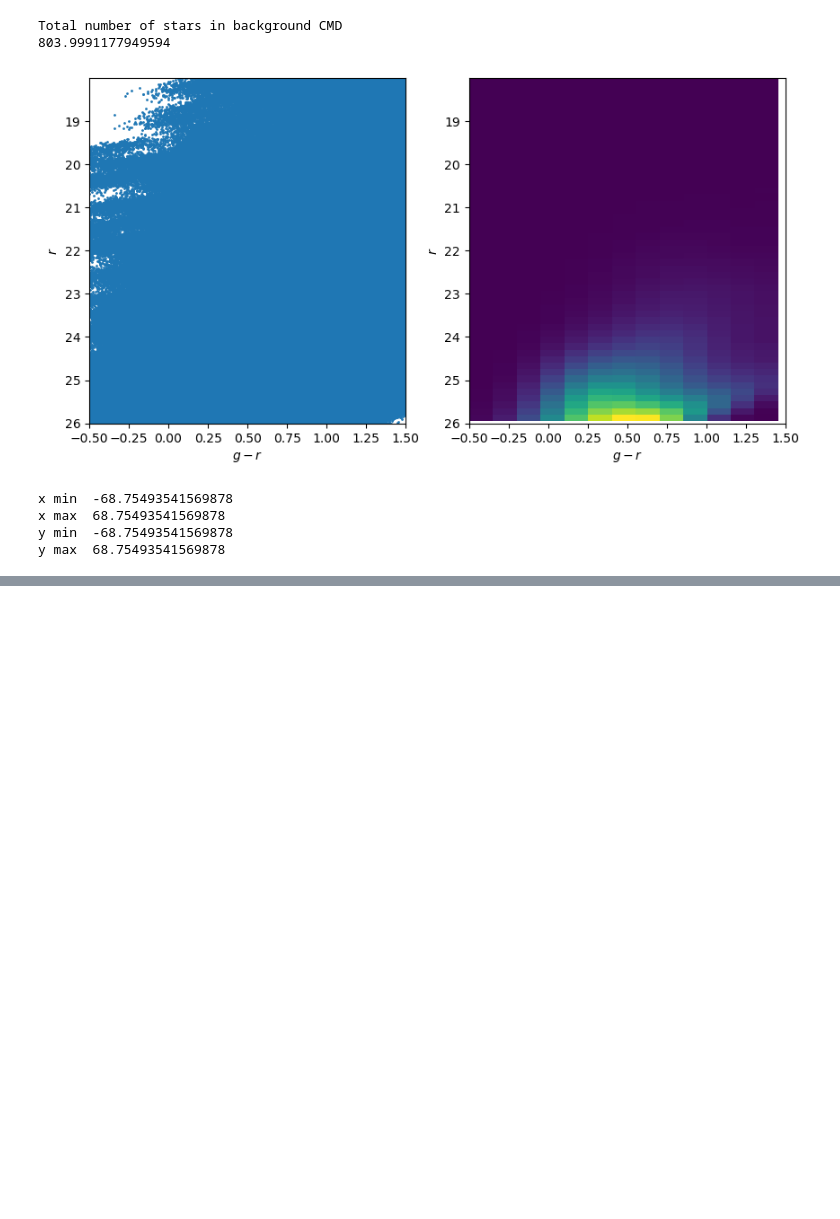
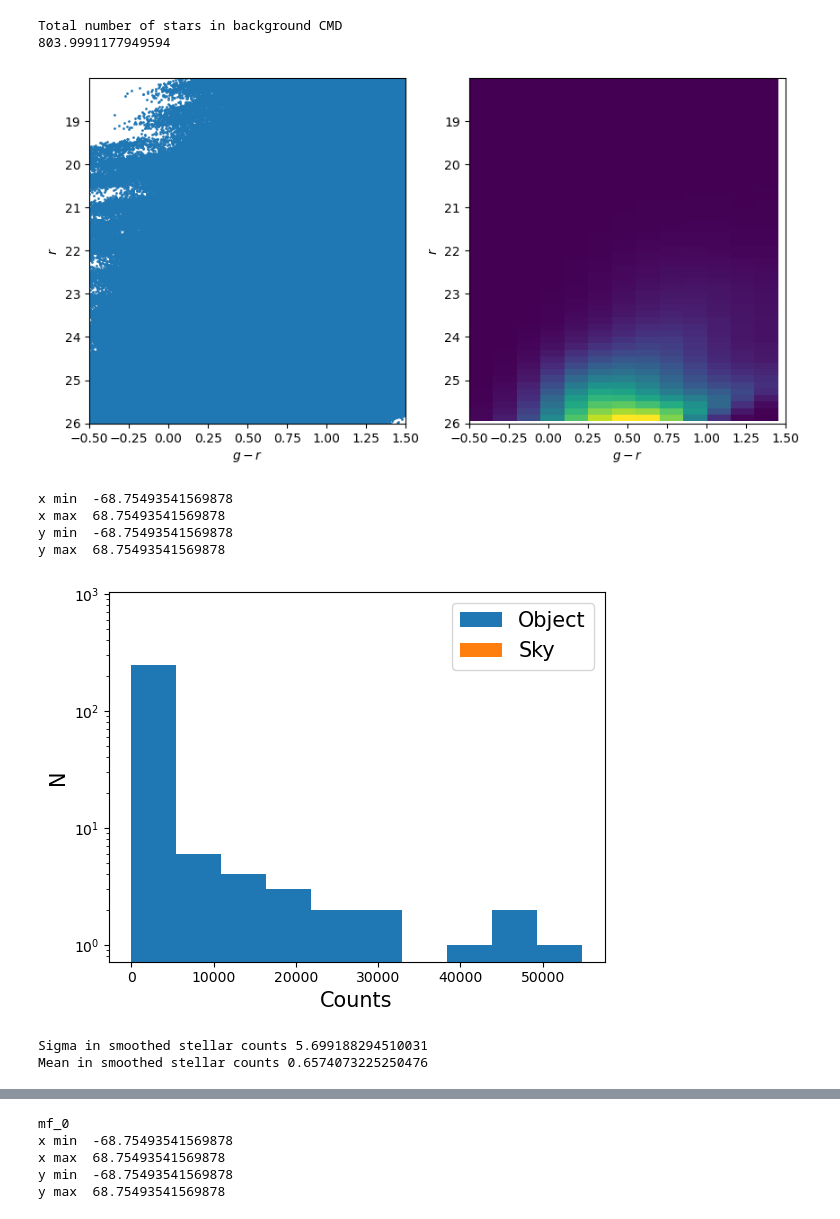
Before and after one commit to dimitra-giantsidi/galaxy-merging-angles, a Jupyter notebook: fall/fall_automated_mf.ipynb, the cells around one changed output, grey strips where cells are left out. Cells and saved outputs as stored; diff of their text form; code cells hidden in the pictures; blank space fills up the shorter version.

```diff
--- a/fall/fall_automated_mf.ipynb
+++ b/fall/fall_automated_mf.ipynb
@@ -166,7 +166,7 @@ for depth, dist in level2_params:
     bgcatpath = f"/{more_base_path}/fall_files/bgcats/bgr{mlim}g{mlim}_for_mf_{int(edgelength)}deg.fits"
     field = name+f'_mfmag{rmaglim}_{iso_info}{age}{mh}{c1}{c2}_{np.round(pdist*60,0)}'
     signal_file = f"{more_base_path}/fall_files/signals/{iso_info}_{D}_{age}{mh}_{depth}_signal_cmd_gr.txt"
-    dwarfcatpath = f'{more_base_path}/fall_files/dwarfcats/{box}/{box}_catalogs_plots/{box}_4096_{num}_data_{dist}_{depth}/survey.{box}_4096_{num}_data_{dist}_{depth}.0.h5'
+    dwarfcatpath = f'{more_base_path}/fall_files/dwarfcats/{box}/{box}_catalogs_plots/{box}_r{num}_data_{dist}_{depth}/survey.{box}_r{num}_data_{dist}_{depth}.0.h5'
 
 
     ### Rotation ###
@@ -233,12 +232,15 @@ bg_0
 bg_1
 bg_2
 Total number of signal CMD
 1.0
 [figure]
 Total number of stars in background CMD
 803.9991177949594
 [figure]
 x min  -68.75493541569878
 x max  68.75493541569878
 y min  -68.75493541569878
 y max  68.75493541569878
+[figure, added]
+Sigma in smoothed stellar counts 5.699188294510031
+Mean in smoothed stellar counts 0.6574073225250476
@@ -244,0 +248,5 @@ y max  68.75493541569878
+mf_0
+x min  -68.75493541569878
+x max  68.75493541569878
+y min  -68.75493541569878
+y max  68.75493541569878
```
Also changed, not shown: parts of 3 cells of this notebook, 3 other files.
